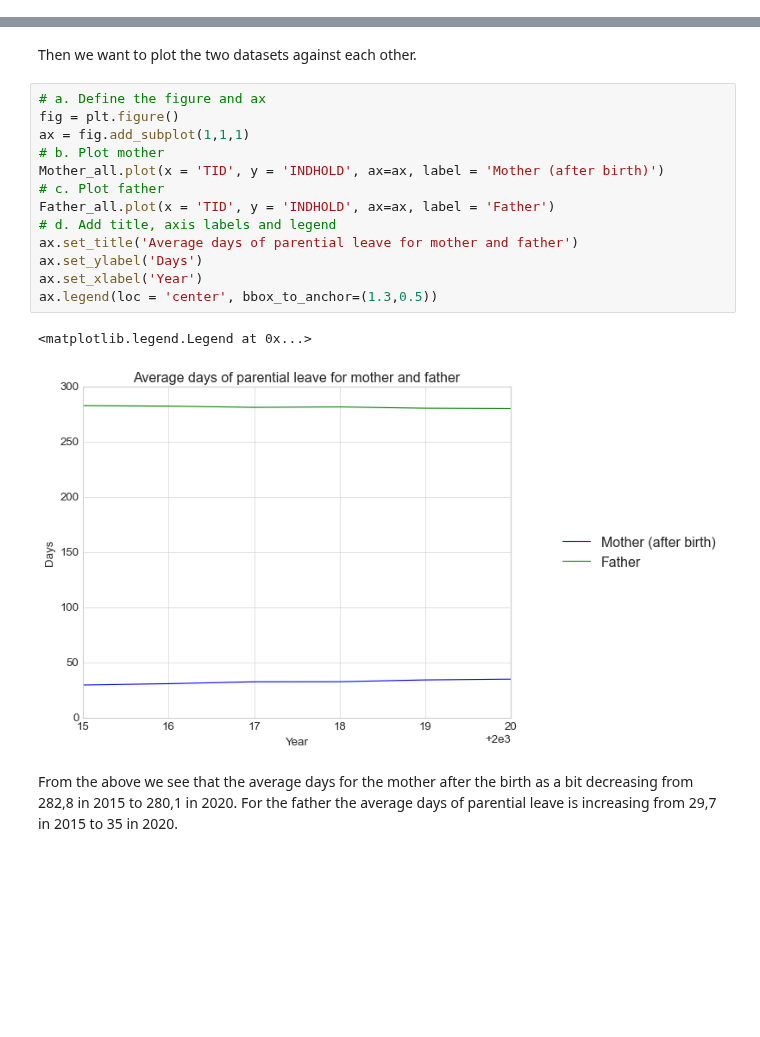
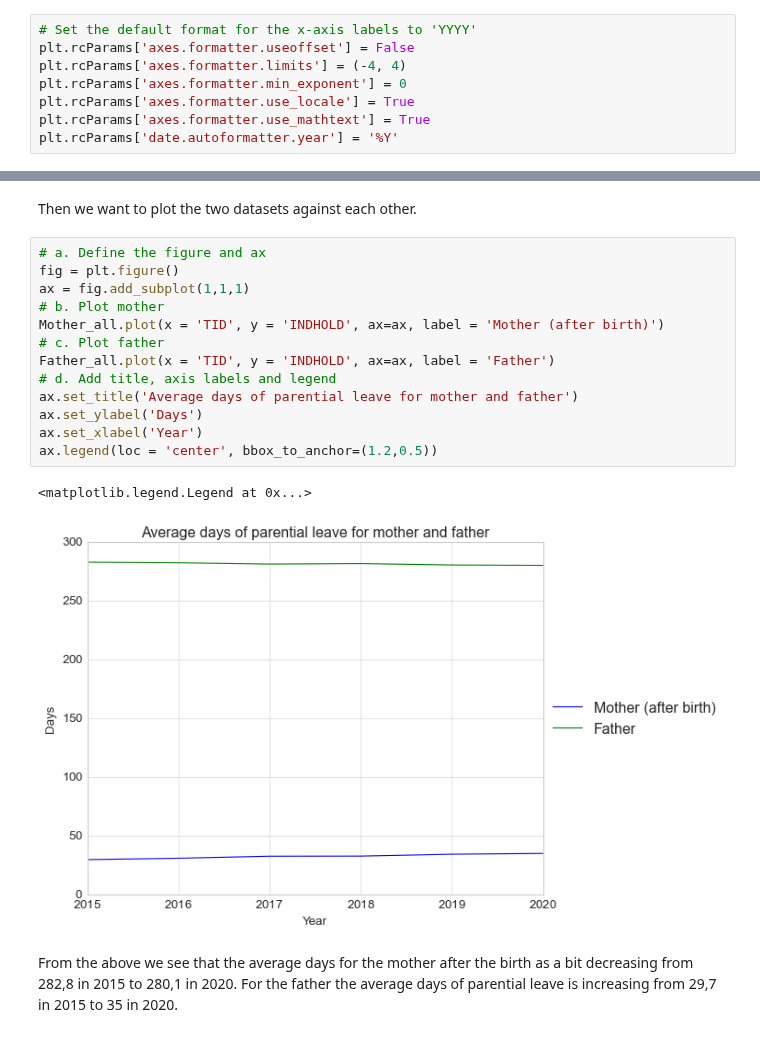
Before and after one commit to NumEconCopenhagen/projects-2023-cbjk, a Jupyter notebook: dataproject/dataproject.ipynb, the cells around one changed output, grey strips where cells are left out. Drawn from its saved outputs; the diff is of its cells as text; blank space fills up the shorter version.

```diff
--- a/dataproject/dataproject.ipynb
+++ b/dataproject/dataproject.ipynb
@@ -24,6 +24,14 @@ import dataproject as data
 # %% [output]
 The autoreload extension is already loaded. To reload it, use:
   %reload_ext autoreload
+# %%
+# Set the default format for the x-axis labels to 'YYYY'
+plt.rcParams['axes.formatter.useoffset'] = False
+plt.rcParams['axes.formatter.limits'] = (-4, 4)
+plt.rcParams['axes.formatter.min_exponent'] = 0
+plt.rcParams['axes.formatter.use_locale'] = True
+plt.rcParams['axes.formatter.use_mathtext'] = True
+plt.rcParams['date.autoformatter.year'] = '%Y'
 # %% [markdown]
 ## Read API and choose data
 # %% [markdown]
@@ -151,19 +159,19 @@ Then we want to plot the two datasets against each other.
 # %%
 # a. Define the figure and ax
 fig = plt.figure()
 ax = fig.add_subplot(1,1,1)
 # b. Plot mother
 Mother_all.plot(x = 'TID', y = 'INDHOLD', ax=ax, label = 'Mother (after birth)')
 # c. Plot father
 Father_all.plot(x = 'TID', y = 'INDHOLD', ax=ax, label = 'Father')
 # d. Add title, axis labels and legend
 ax.set_title('Average days of parential leave for mother and father')
 ax.set_ylabel('Days')
 ax.set_xlabel('Year')
-ax.legend(loc = 'center', bbox_to_anchor=(1.3,0.5))
+ax.legend(loc = 'center', bbox_to_anchor=(1.2,0.5))
 # %% [output]
 <matplotlib.legend.Legend at 0x...>
-[figure, old version]
+[figure, new version]
 # %% [markdown]
 From the above we see that the average days for the mother after the birth as a bit decreasing from 282,8 in 2015 to 280,1 in 2020. For the father the average days of parential leave is increasing from 29,7 in 2015 to 35 in 2020.
 # %% [markdown]
```
Also changed, not shown: parts of 2 cells of this notebook.
